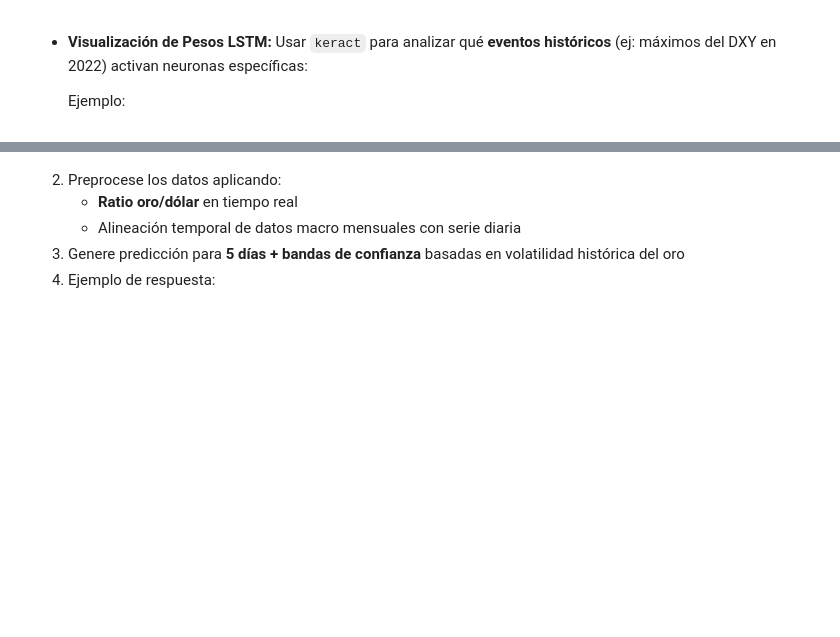
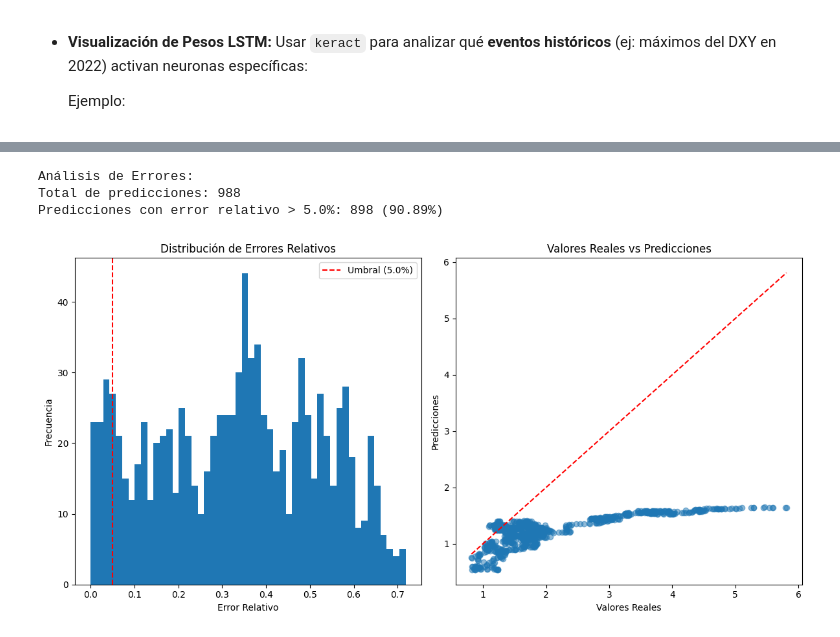
Before and after one commit to alejandrorod-tajamar/RNN-GoldPrice, a Jupyter notebook: GoldPrice.ipynb, the cells around one changed output, grey strips where cells are left out. Saved outputs shown, nothing was run; the diff lists cells and outputs as text; code cells hidden in the pictures; blank space fills up the shorter version.

```diff
--- a/GoldPrice.ipynb
+++ b/GoldPrice.ipynb
@@ -223,6 +595,0 @@ Desarrollar un servicio usando Flask/FastAPI que:
-# %% [markdown]
-2. Preprocese los datos aplicando:
-   - **Ratio oro/dólar** en tiempo real
-   - Alineación temporal de datos macro mensuales con serie diaria
-3. Genere predicción para **5 días + bandas de confianza** basadas en volatilidad histórica del oro
-4. Ejemplo de respuesta:
@@ -234,0 +596,53 @@ Desarrollar un servicio usando Flask/FastAPI que:
+# %%
+# Análisis de errores
+def analyze_errors(y_true, y_pred, threshold=0.1):
+    if y_true is None or y_pred is None:
+        print("No data available for error analysis")
+        return None
+
+    # Calcular errores absolutos y relativos
+    errors = np.abs(y_true[:, -1] - y_pred[:, -1])
+    relative_errors = errors / np.abs(y_true[:, -1])
+
+    # Identificar predicciones con errores grandes
+    large_errors = relative_errors > threshold
+    large_error_indices = np.where(large_errors)[0]
+
+    print(f"Análisis de Errores:")
+    print(f"Total de predicciones: {len(y_true)}")
+    print(f"Predicciones con error relativo > {threshold*100}%: {len(large_error_indices)} ({len(large_error_indices)/len(y_true):.2%})")
+
+    # Visualizar la distribución de errores
+    plt.figure(figsize=(12, 6))
+
+    plt.subplot(1, 2, 1)
+    plt.hist(relative_errors, bins=50)
+    plt.axvline(x=threshold, color='r', linestyle='--', label=f'Umbral ({threshold*100}%)')
+    plt.title('Distribución de Errores Relativos')
+    plt.xlabel('Error Relativo')
+    plt.ylabel('Frecuencia')
+    plt.legend()
+
+    plt.subplot(1, 2, 2)
+    plt.scatter(y_true[:, -1], y_pred[:, -1], alpha=0.5)
+    plt.plot([y_true[:, -1].min(), y_true[:, -1].max()],
+             [y_true[:, -1].min(), y_true[:, -1].max()], 'r--')
+    plt.title('Valores Reales vs Predicciones')
+    plt.xlabel('Valores Reales')
+    plt.ylabel('Predicciones')
+
+    plt.tight_layout()
+    plt.show()
+
+    return large_error_indices
+
+# Analizar errores en el conjunto de test
+try:
+    large_error_indices = analyze_errors(y_test_true, y_test_pred, threshold=0.05)
+except Exception as e:
+    print(f"Error during error analysis: {e}")
+# %% [output]
+Análisis de Errores:
+Total de predicciones: 988
+Predicciones con error relativo > 5.0%: 898 (90.89%)
+[figure, added]
```
Also changed, not shown: parts of 28 cells of this notebook, 3 other files.
